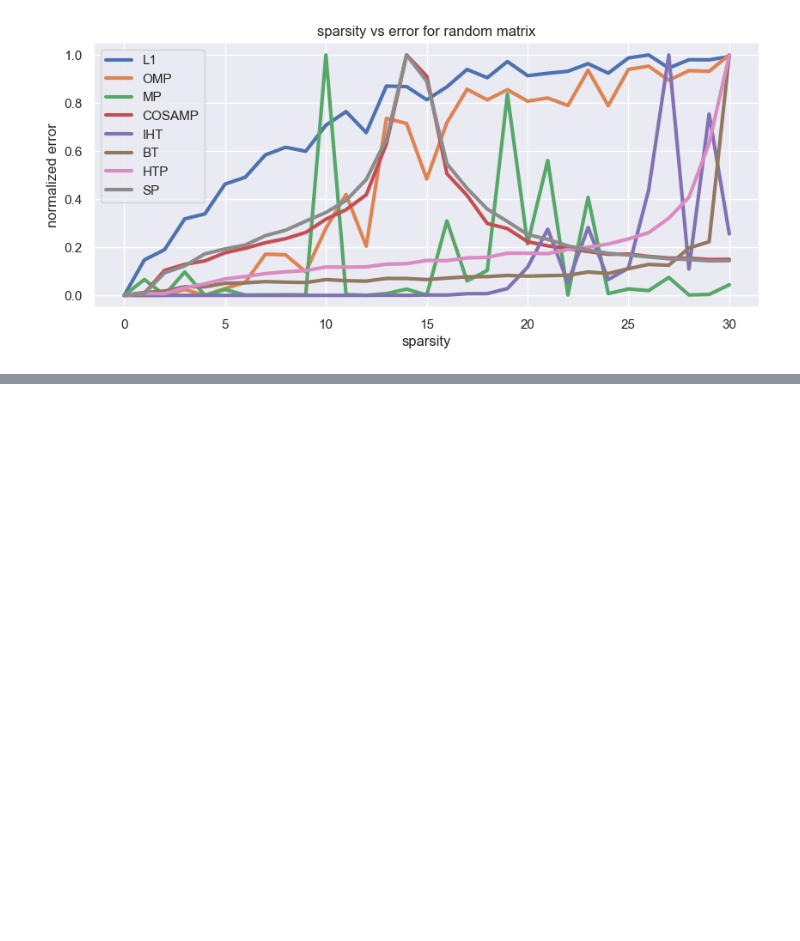
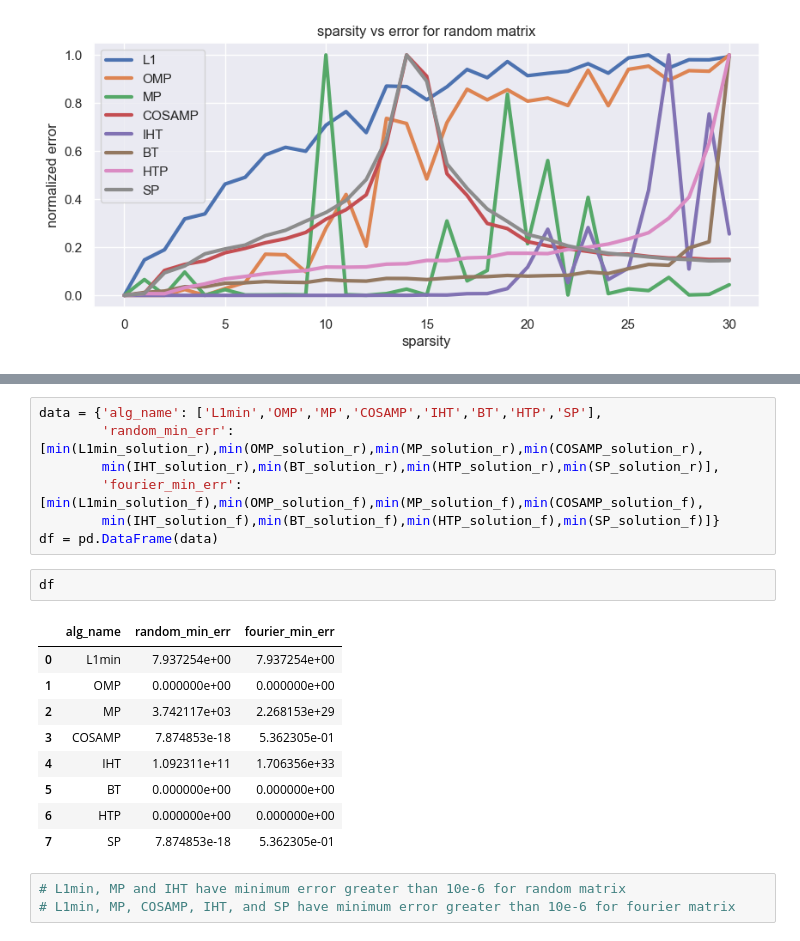
Before and after one commit to shouryaverma/compressed_sensing_project, a Jupyter notebook: recovery_algorithms.ipynb, the cells around one changed output, grey strips where cells are left out. Saved outputs shown, nothing was run; the diff lists cells and outputs as text; blank space fills up the shorter version.

```diff
--- a/recovery_algorithms.ipynb
+++ b/recovery_algorithms.ipynb
@@ -336,0 +338,22 @@ plt.legend()
+# %%
+data = {'alg_name': ['L1min','OMP','MP','COSAMP','IHT','BT','HTP','SP'],
+        'random_min_err': [min(L1min_solution_r),min(OMP_solution_r),min(MP_solution_r),min(COSAMP_solution_r),
+        min(IHT_solution_r),min(BT_solution_r),min(HTP_solution_r),min(SP_solution_r)],
+        'fourier_min_err': [min(L1min_solution_f),min(OMP_solution_f),min(MP_solution_f),min(COSAMP_solution_f),
+        min(IHT_solution_f),min(BT_solution_f),min(HTP_solution_f),min(SP_solution_f)]}
+df = pd.DataFrame(data)
+# %%
+df
+# %% [output]
+|  | alg_name | random_min_err | fourier_min_err |
+| 0 | L1min | 7.937254e+00 | 7.937254e+00 |
+| 1 | OMP | 0.000000e+00 | 0.000000e+00 |
+| 2 | MP | 3.742117e+03 | 2.268153e+29 |
+| 3 | COSAMP | 7.874853e-18 | 5.362305e-01 |
+| 4 | IHT | 1.092311e+11 | 1.706356e+33 |
+| 5 | BT | 0.000000e+00 | 0.000000e+00 |
+| 6 | HTP | 0.000000e+00 | 0.000000e+00 |
+| 7 | SP | 7.874853e-18 | 5.362305e-01 |
+# %%
+# L1min, MP and IHT have minimum error greater than 10e-6 for random matrix
+# L1min, MP, COSAMP, IHT, and SP have minimum error greater than 10e-6 for fourier matrix
```
Also changed, not shown: parts of 7 cells of this notebook.
